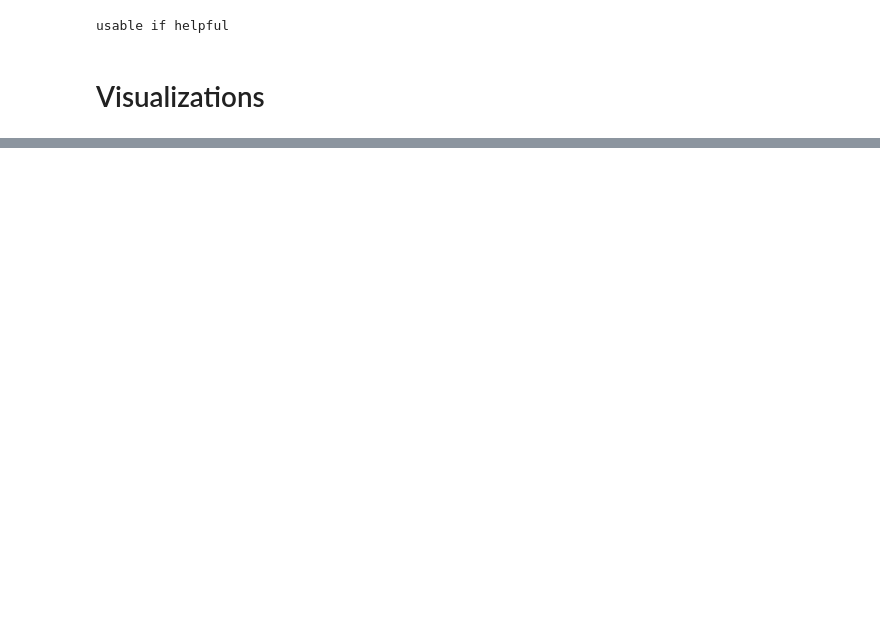
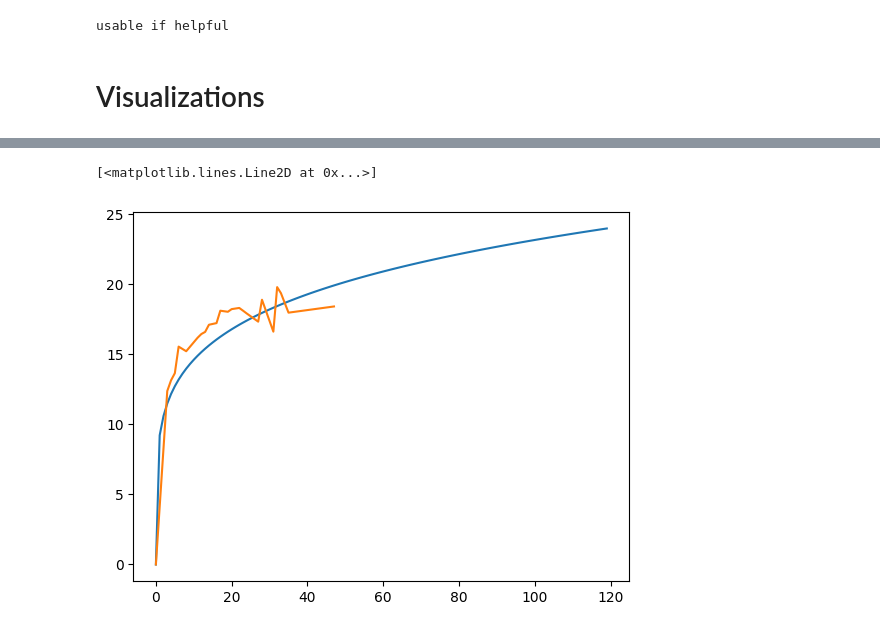
Before and after one commit to derrick-r-chan/RLexample, a Jupyter notebook: MFGTimeDep.ipynb, the cells around one changed output, grey strips where cells are left out. Saved outputs shown, nothing was run; the diff lists cells and outputs as text; code cells hidden in the pictures; blank space fills up the shorter version.

```diff
--- a/MFGTimeDep.ipynb
+++ b/MFGTimeDep.ipynb
@@ -401,3 +407,18 @@ plt.ylim([0, 1])
+# %%
+t = 1
+v_x = []
+for x in range(120):
+    v_x.append(value_function(t, x))
+
+v_experimental = []
+for i in optimIND[t]:
+    v_experimental.append(np.max(Q[t, i]))
+
+plt.plot(range(120), v_x)
+plt.plot(optimIND[t], v_experimental)
+# %% [output]
+[<matplotlib.lines.Line2D at 0x...>]
+[figure, added]
 # %%
 # trend of mean field wealth invested through episodes
 plt.plot(list(range(jump, num_episodes + jump, jump)), mu_k[0])
```
Also changed, not shown: parts of 10 cells of this notebook.
